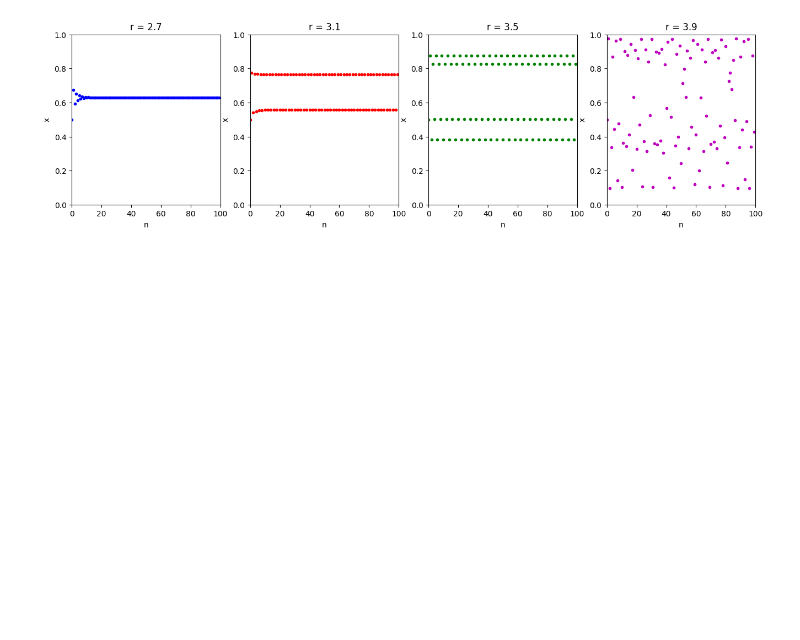
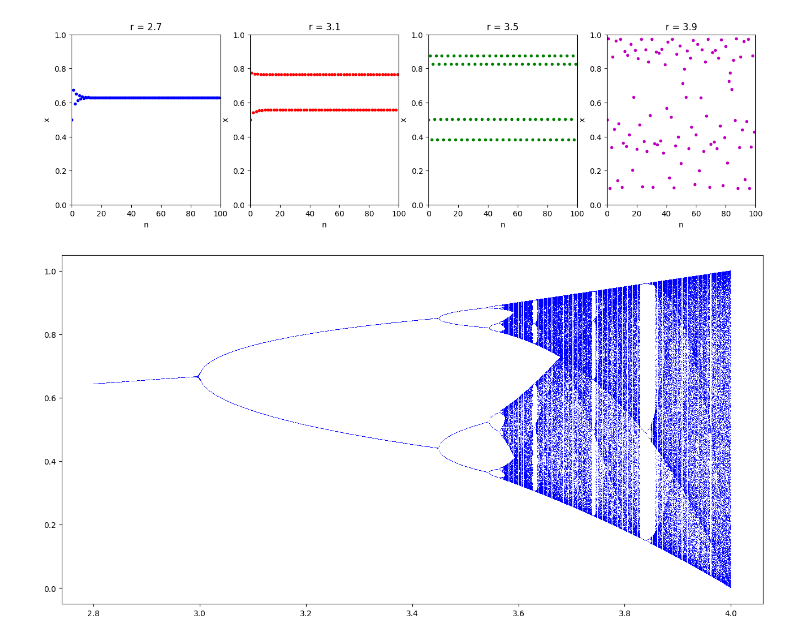
Before and after one commit to NeilStrickland/jlite, a Jupyter notebook: content/lecture03/logistic.ipynb, the cells around one changed output. Saved outputs shown, nothing was run; the diff lists cells and outputs as text; code cells hidden in the pictures; blank space fills up the shorter version.

```diff
--- a/content/lecture03/logistic.ipynb
+++ b/content/lecture03/logistic.ipynb
@@ -30,3 +30,24 @@ for i in range(4):
     ax[i].set_xlim(0,100)
 # %% [output]
 [figure]
+# %%
+N = 1000  # number of r values
+M = 500   # the number of iterations is 2*M, but the first M are discarded
+rs = np.linspace(2.8, 4.0, N) # array of values of r
+
+# The next few lines are essentially the same as the logistic_seq function above
+# but reorganised to allow for vectorization
+xs = np.zeros((N, 2 * M))
+xs[:,0] = 0.5
+for i in range(2 * M - 1):
+    xs[:,i+1] = rs * xs[:,i] * (1 - xs[:,i])
+
+xs = xs[:,M:] # discard the first M iterations for each value of r
+
+# Make an array rs_array of the same shape as xs with rs_array[i,j] = rs[i]
+rs_array = (rs.reshape((N,1)) * np.ones((1,M)))
+
+plt.figure(figsize=(16,8))
+P = plt.plot(rs_array, xs, 'b,') # Assign to a variable P to supress useless output
+# %% [output]
+[figure, added]
```
Also changed, not shown: 17 other files.
